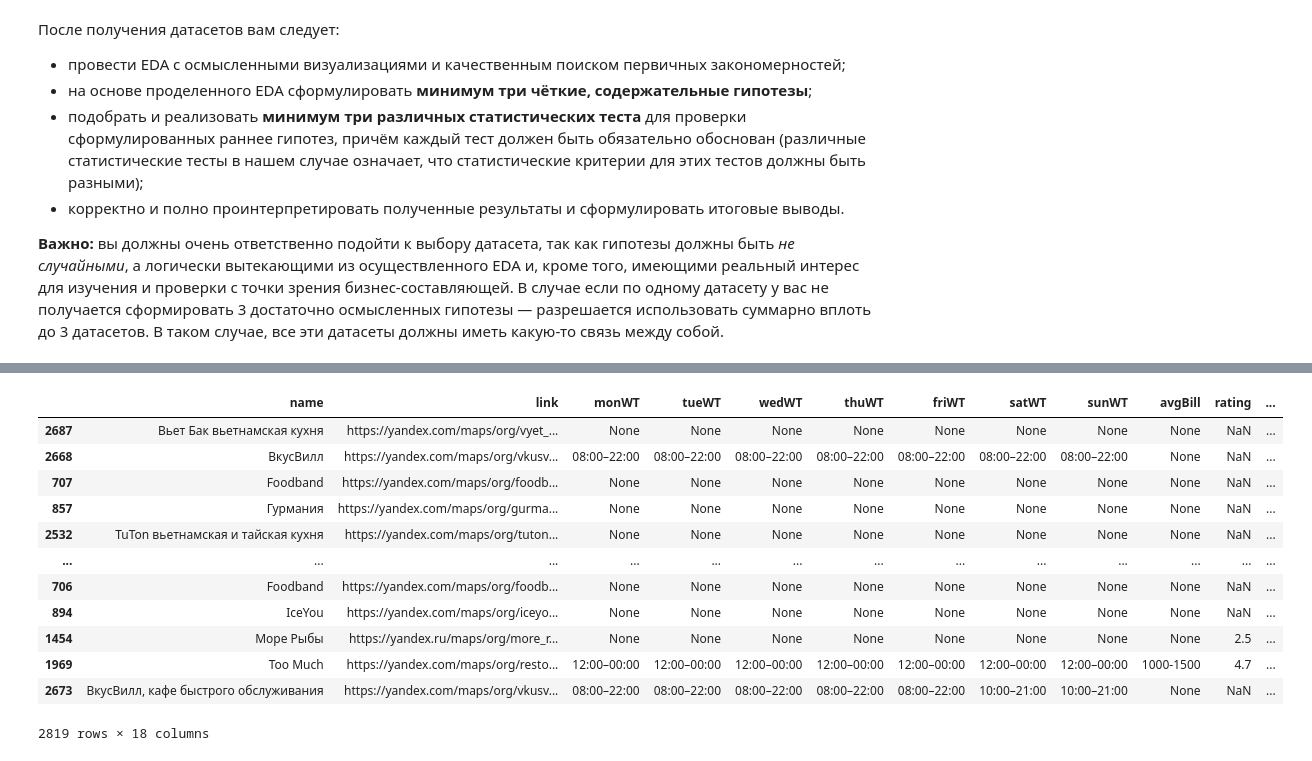
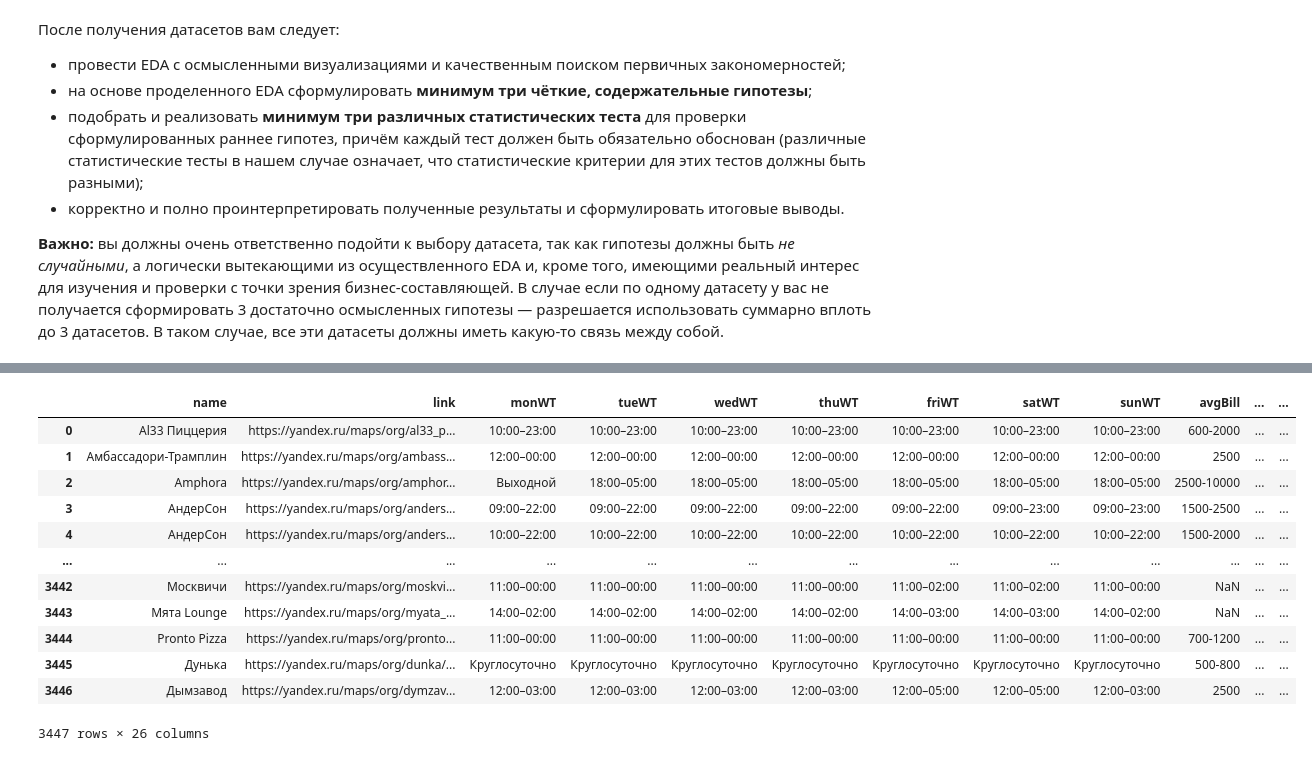
Before and after one commit to krutoichelik/gp3, a Jupyter notebook: dataset forming/api.ipynb, the cells around one changed output, grey strips where cells are left out. Saved outputs shown, nothing was run; the diff lists cells and outputs as text; code cells hidden in the pictures.

```diff
--- a/dataset forming/api.ipynb
+++ b/dataset forming/api.ipynb
@@ -559,2 +33,2 @@ def get_info(url):
 # %%
-toRead = pd.read_csv("final_df_links_part1.csv")
+df = pd.read_csv("df_mid-2.csv")
@@ -750,16 +35,48 @@ df.to_csv("processedRestaurants", index=False)
-# %%
-df[df["reviewsAmount"] != "None"].sort_values(by="reviewsAmount")
-# %% [output]
-|  | name | link | monWT | tueWT | wedWT | thuWT | friWT | satWT | sunWT | avgBill | rating | ... |
-| 2687 | Вьет Бак вьетнамская кухня | https://yandex.com/maps/org/vyet_... | None | None | None | None | None | None | None | None | NaN | ... |
-| 2668 | ВкусВилл | https://yandex.com/maps/org/vkusv... | 08:00–22:00 | 08:00–22:00 | 08:00–22:00 | 08:00–22:00 | 08:00–22:00 | 08:00–22:00 | 08:00–22:00 | None | NaN | ... |
-| 707 | Foodband | https://yandex.com/maps/org/foodb... | None | None | None | None | None | None | None | None | NaN | ... |
-| 857 | Гурмания | https://yandex.com/maps/org/gurma... | None | None | None | None | None | None | None | None | NaN | ... |
-| 2532 | TuTon вьетнамская и тайская кухня | https://yandex.com/maps/org/tuton... | None | None | None | None | None | None | None | None | NaN | ... |
-| ... | ... | ... | ... | ... | ... | ... | ... | ... | ... | ... | ... | ... |
-| 706 | Foodband | https://yandex.com/maps/org/foodb... | None | None | None | None | None | None | None | None | NaN | ... |
-| 894 | IceYou | https://yandex.com/maps/org/iceyo... | None | None | None | None | None | None | None | None | NaN | ... |
-| 1454 | Море Рыбы | https://yandex.ru/maps/org/more_r... | None | None | None | None | None | None | None | None | 2.5 | ... |
-| 1969 | Too Much | https://yandex.com/maps/org/resto... | 12:00–00:00 | 12:00–00:00 | 12:00–00:00 | 12:00–00:00 | 12:00–00:00 | 12:00–00:00 | 12:00–00:00 | 1000-1500 | 4.7 | ... |
-| 2673 | ВкусВилл, кафе быстрого обслуживания | https://yandex.com/maps/org/vkusv... | 08:00–22:00 | 08:00–22:00 | 08:00–22:00 | 08:00–22:00 | 08:00–22:00 | 10:00–21:00 | 10:00–21:00 | None | NaN | ... |
-2819 rows × 18 columns
+# %%
+import requests
+
+API_KEY = "982cfe1a-7f4a-416e-9aa7-81a7340e7f01"  # строка с ключом из кабинета
+URL = "https://geocode-maps.yandex.ru/1.x/"
+
+def get_coords(address: str):
+    params = {
+        "apikey": API_KEY,
+        "geocode": address,
+        "lang": "ru_RU",
+        "format": "json",
+        "results": 1,
+    }
+    r = requests.get(URL, params=params, timeout=10)
+    if r.status_code != 200:
+        return None, None
+
+    data = r.json()
+    try:
+        member = data["response"]["GeoObjectCollection"]["featureMember"][0]
+        pos = member["GeoObject"]["Point"]["pos"]  # строка "долгота широта"
+        lon_str, lat_str = pos.split()
+        return float(lat_str), float(lon_str)
+    except (KeyError, IndexError, ValueError):
+        return None, None
+
+# df — твой датафрейм с колонкой 'address'
+df["lat_lon"] = df["address"].apply(get_coords)
+df["lat"] = df["lat_lon"].apply(lambda x: x[0])
+df["lon"] = df["lat_lon"].apply(lambda x: x[1])
+df = df.drop(columns=["lat_lon"])
+# %%
+df
+# %% [output]
+|  | name | link | monWT | tueWT | wedWT | thuWT | friWT | satWT | sunWT | avgBill | ... | ... |
+| 0 | Al33 Пиццерия | https://yandex.ru/maps/org/al33_p... | 10:00–23:00 | 10:00–23:00 | 10:00–23:00 | 10:00–23:00 | 10:00–23:00 | 10:00–23:00 | 10:00–23:00 | 600-2000 | ... | ... |
+| 1 | Амбассадори-Трамплин | https://yandex.ru/maps/org/ambass... | 12:00–00:00 | 12:00–00:00 | 12:00–00:00 | 12:00–00:00 | 12:00–00:00 | 12:00–00:00 | 12:00–00:00 | 2500 | ... | ... |
+| 2 | Amphora | https://yandex.ru/maps/org/amphor... | Выходной | 18:00–05:00 | 18:00–05:00 | 18:00–05:00 | 18:00–05:00 | 18:00–05:00 | 18:00–05:00 | 2500-10000 | ... | ... |
+| 3 | АндерСон | https://yandex.ru/maps/org/anders... | 09:00–22:00 | 09:00–22:00 | 09:00–22:00 | 09:00–22:00 | 09:00–22:00 | 09:00–23:00 | 09:00–23:00 | 1500-2500 | ... | ... |
+| 4 | АндерСон | https://yandex.ru/maps/org/anders... | 10:00–22:00 | 10:00–22:00 | 10:00–22:00 | 10:00–22:00 | 10:00–22:00 | 10:00–22:00 | 10:00–22:00 | 1500-2000 | ... | ... |
+| ... | ... | ... | ... | ... | ... | ... | ... | ... | ... | ... | ... | ... |
+| 3442 | Москвичи | https://yandex.ru/maps/org/moskvi... | 11:00–00:00 | 11:00–00:00 | 11:00–00:00 | 11:00–00:00 | 11:00–02:00 | 11:00–02:00 | 11:00–00:00 | NaN | ... | ... |
+| 3443 | Мята Lounge | https://yandex.ru/maps/org/myata_... | 14:00–02:00 | 14:00–02:00 | 14:00–02:00 | 14:00–02:00 | 14:00–03:00 | 14:00–03:00 | 14:00–02:00 | NaN | ... | ... |
+| 3444 | Pronto Pizza | https://yandex.ru/maps/org/pronto... | 11:00–00:00 | 11:00–00:00 | 11:00–00:00 | 11:00–00:00 | 11:00–00:00 | 11:00–00:00 | 11:00–00:00 | 700-1200 | ... | ... |
+| 3445 | Дунька | https://yandex.ru/maps/org/dunka/... | Круглосуточно | Круглосуточно | Круглосуточно | Круглосуточно | Круглосуточно | Круглосуточно | Круглосуточно | 500-800 | ... | ... |
+| 3446 | Дымзавод | https://yandex.ru/maps/org/dymzav... | 12:00–03:00 | 12:00–03:00 | 12:00–03:00 | 12:00–03:00 | 12:00–05:00 | 12:00–05:00 | 12:00–03:00 | 2500 | ... | ... |
+3447 rows × 26 columns
```
Also changed, not shown: parts of 8 cells of this notebook, 1 other file.
